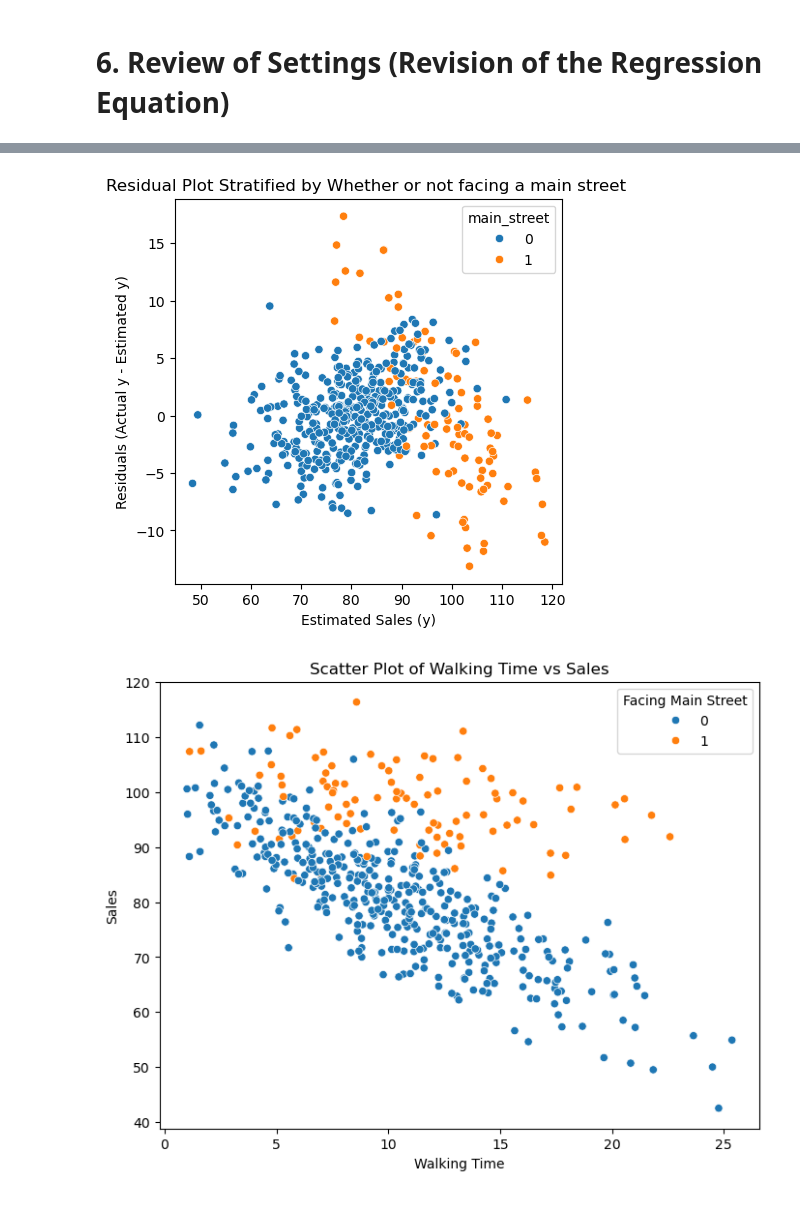
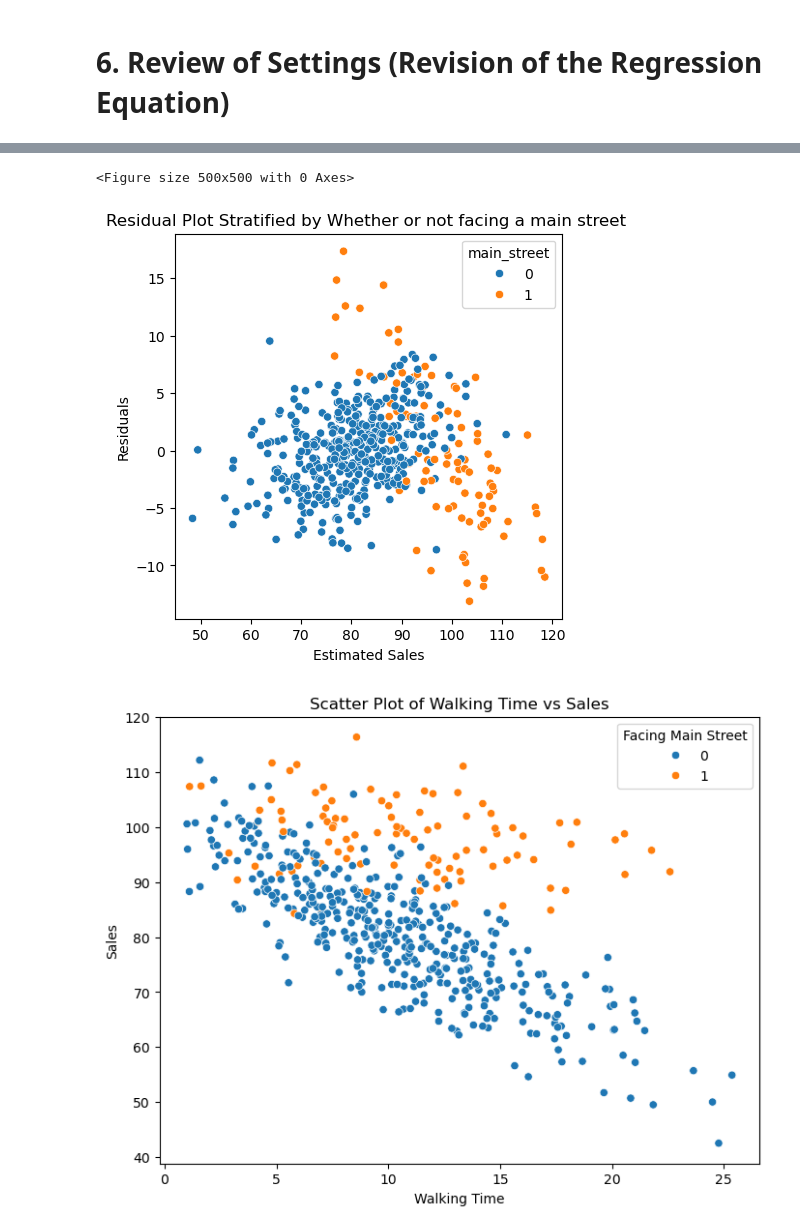
Before and after one commit to Jimin-Park0901/Data-Science, a Jupyter notebook: Store_Sale/final3.ipynb, the cells around one changed output, grey strips where cells are left out. Cells and saved outputs as stored; diff of their text form; code cells hidden in the pictures.

```diff
--- a/Store_Sale/final3.ipynb
+++ b/Store_Sale/final3.ipynb
@@ -146,16 +146,17 @@ plt.show()
 # %%
 import matplotlib.pyplot as plt
 import seaborn as sns
 
 # Residual plot with stratification by parking (x5)
 plt.figure(figsize=(5, 5))
 sns.scatterplot(x=results.fittedvalues, y=df['sales'] - results.fittedvalues, hue=df['main_street'])
-plt.xlabel('Estimated Sales (y)')
-plt.ylabel('Residuals (Actual y - Estimated y)')
+plt.xlabel('Estimated Sales')
+plt.ylabel('Residuals')
 plt.title('Residual Plot Stratified by Whether or not facing a main street ')
 plt.show()
 # %% [output]
+<Figure size 500x500 with 0 Axes>
-[figure, old version]
+[figure, new version]
 # %%
 plt.figure(figsize=(8, 6))
 sns.scatterplot(data=df, x='walking_time', y='sales', hue='main_street')
```
Also changed, not shown: parts of 7 cells of this notebook, 1 other file.
